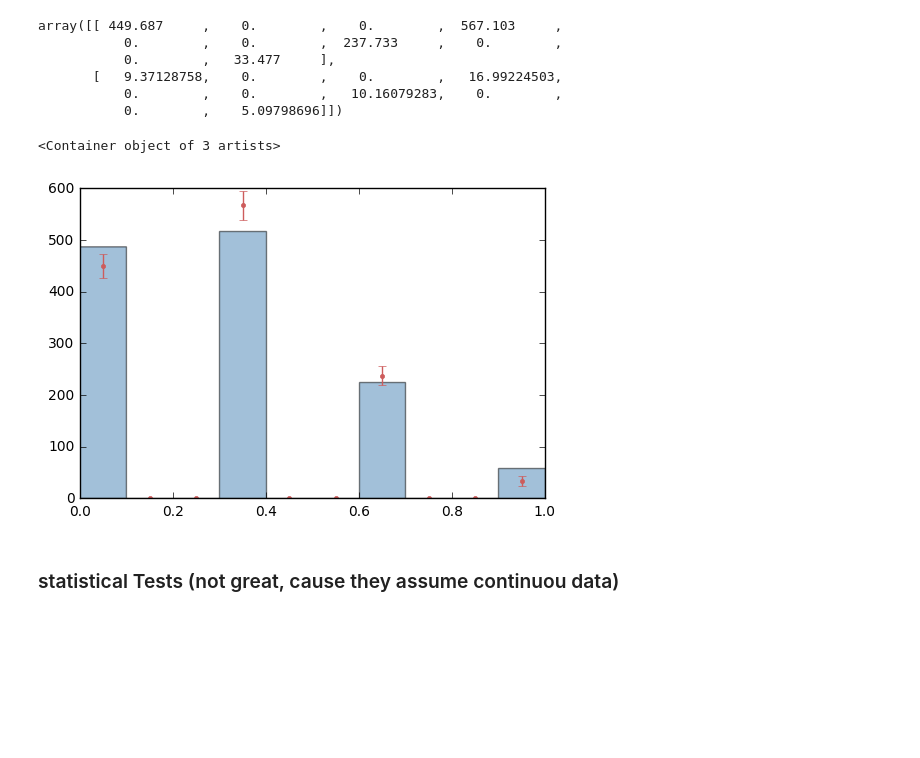
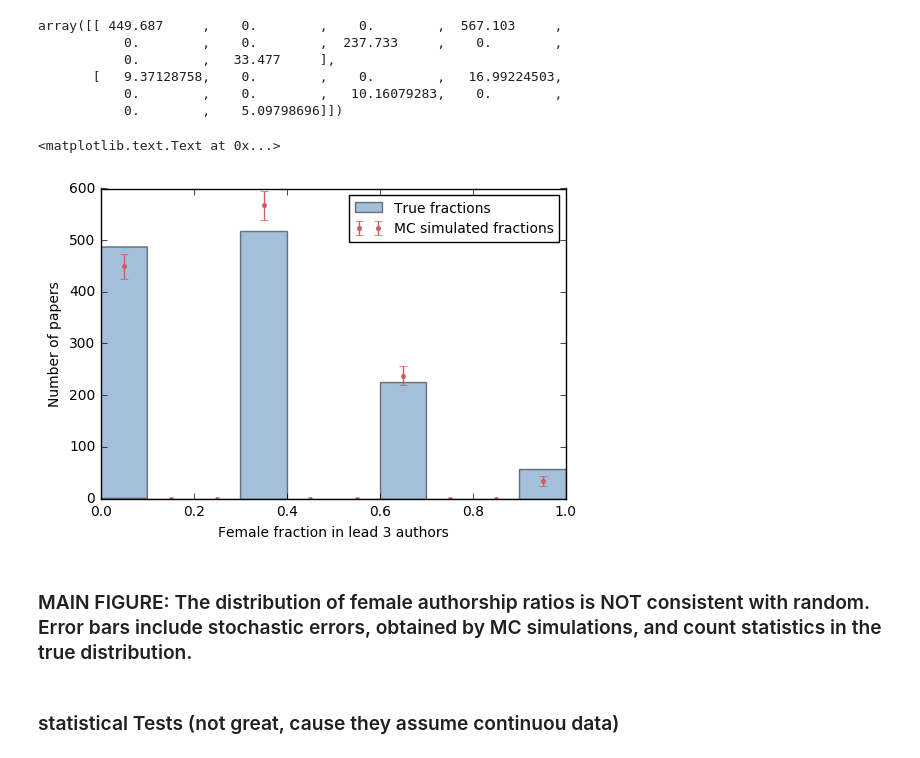
Before and after one commit to fedhere/ADSgenderclustering, a Jupyter notebook: parse_analyze_names.ipynb, the cells around one changed output. Cells and saved outputs as stored; diff of their text form; code cells hidden in the pictures; blank space fills up the shorter version.

```diff
--- a/parse_analyze_names.ipynb
+++ b/parse_analyze_names.ipynb
@@ -262,15 +262,20 @@ array([[ 449.687     ,    0.        ,    0.        ,  567.103     ,
            0.        ,    0.        ,   10.16079283,    0.        ,
            0.        ,    5.09798696]])
 # %%
-y = pl.hist(paperstats['femaleratio'], color='SteelBlue', alpha = 0.5)
+y = pl.hist(paperstats['femaleratio'], color='SteelBlue', alpha = 0.5, label="True fractions")
 x = 0.5 * (histogram(fameleFracRand[0])[1][1:] +
            histogram(fameleFracRand[0])[1][:-1])
 pl.errorbar(x, statratios[:, 0],
             yerr = (statratios[:, 1]**2 + y[0])**0.5,
-            fmt = '.', color = 'IndianRed')
+            fmt = '.', color = 'IndianRed', label = "MC simulated fractions")
+pl.legend(fontsize=10)
+pl.xlabel("Female fraction in lead 3 authors")
+pl.ylabel("Number of papers")
 # %% [output]
-<Container object of 3 artists>
+<matplotlib.text.Text at 0x...>
-[figure, old version]
+[figure, new version]
+# %% [markdown]
+### MAIN FIGURE: The distribution of female authorship ratios is NOT consistent with random. Error bars include stochastic errors, obtained by MC simulations, and count statistics in the true distribution.
 # %% [markdown]
 ### statistical Tests (not great, cause they assume continuou data)
 # %%
```
